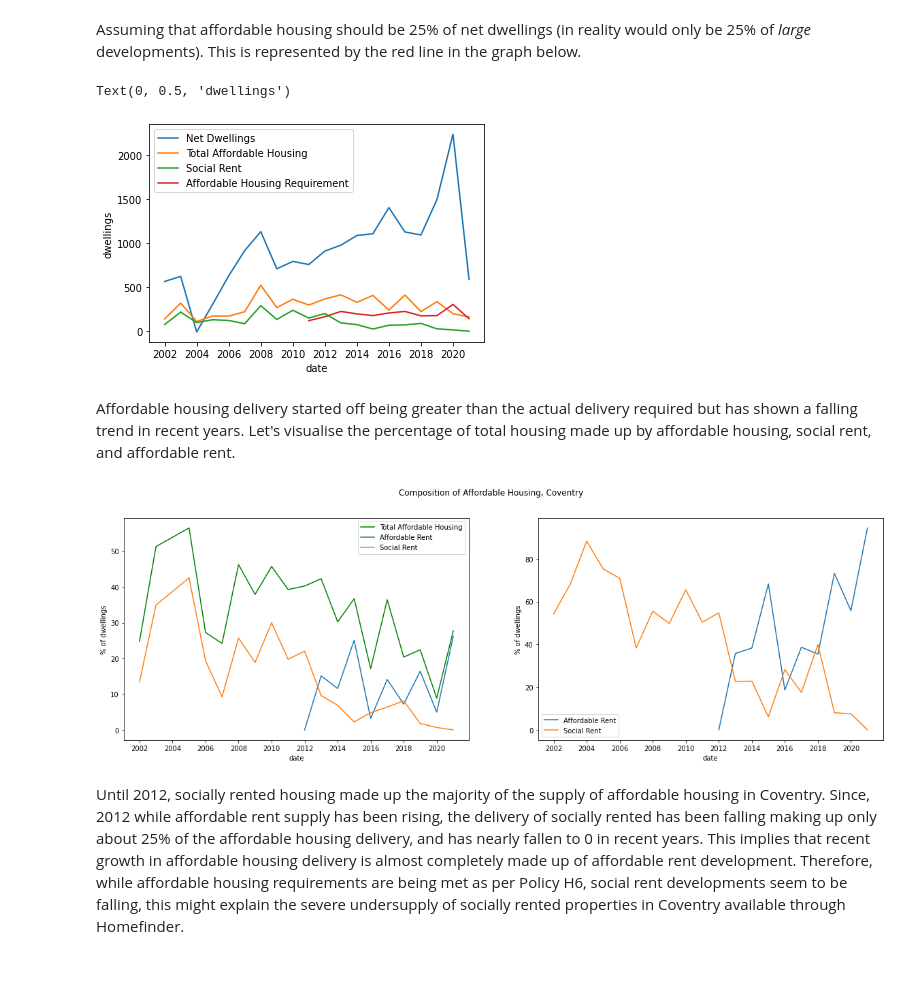
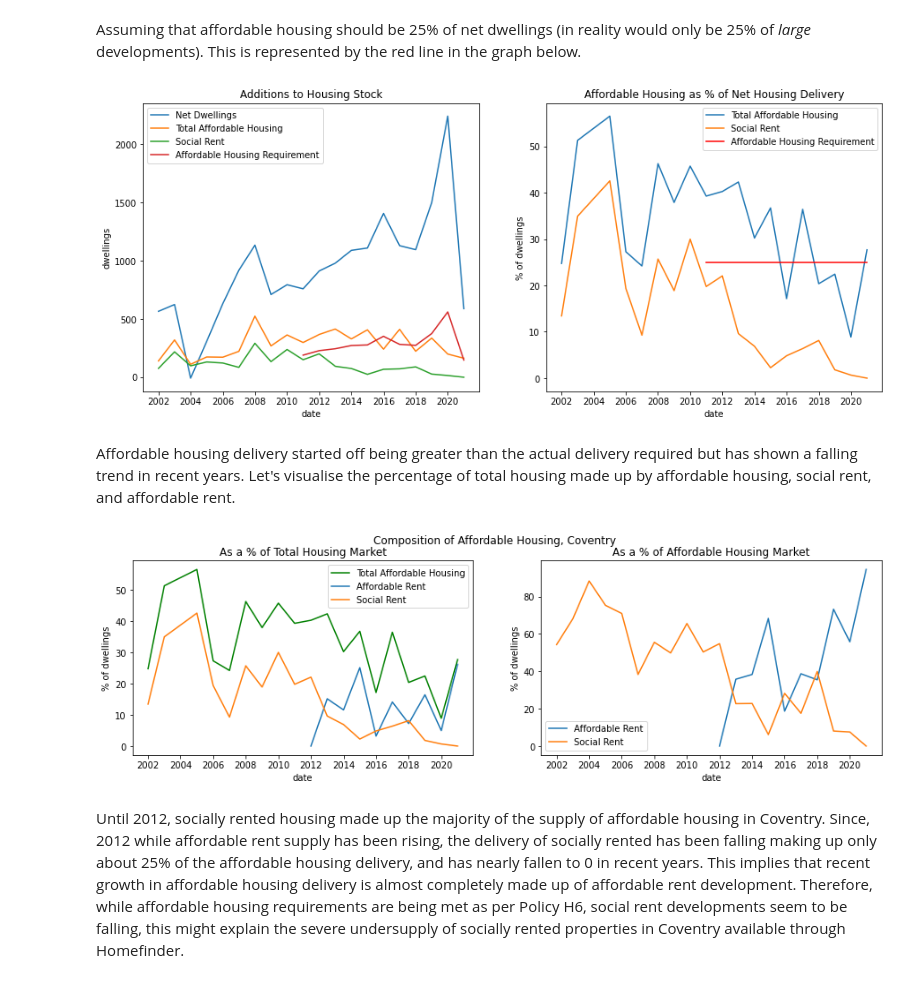
Before and after one commit to potato-bit/RA, a Jupyter notebook: cleaned datasets/analysis_h6.ipynb, the cells around one changed output. Cells and saved outputs as stored; diff of their text form; code cells hidden in the pictures.

```diff
--- a/cleaned datasets/analysis_h6.ipynb
+++ b/cleaned datasets/analysis_h6.ipynb
@@ -298,24 +298,33 @@ dcov_t['AR/TAR'] = dcov_t['AR']/dcov_t['TAR']*100
 # %% [markdown]
 Visualising delivery of housing in Coventry
 # %%
-dcov_t['AR_req'] = 0.25*dcov_t.loc[dcov_t.year>2010,'TD']
+dcov_t['AR_req'] = 0.25*dcov_t.loc[dcov_t.year>2010,'netD']
 # %% [markdown]
 Assuming that affordable housing should be 25% of net dwellings (in reality would only be 25% of _large_ developments). This is represented by the red line in the graph below.
 # %%
-fig,ax = plt.subplots()
-ax0 = sns.lineplot(x='date',y='netD',data=dcov_t)
-ax1 = sns.lineplot(x='date',y='TAR',data=dcov_t)
-ax2 = sns.lineplot(x='date',y='SR',data=dcov_t)
-ax3 = sns.lineplot(x='date',y='AR_req',data=dcov_t)
-plt.legend(['Net Dwellings','Total Affordable Housing','Social Rent','Affordable Housing Requirement'])
-plt.ylabel('dwellings')
+dcov_t['AR_req/netD'] = 25
+fig,axs = plt.subplots(1,2,figsize=(15,6))
+ax0 = sns.lineplot(x='date',y='netD',data=dcov_t,ax=axs[0])
+ax1 = sns.lineplot(x='date',y='TAR',data=dcov_t,ax=axs[0])
+ax2 = sns.lineplot(x='date',y='SR',data=dcov_t,ax=axs[0])
+ax3 = sns.lineplot(x='date',y='AR_req',data=dcov_t,ax=axs[0])
+ax4 = sns.lineplot(x='date',y='TAR_p',data=dcov_t,ax=axs[1])
+ax5 = sns.lineplot(x='date',y='SR_p',data=dcov_t,ax=axs[1])
+ax6 = sns.lineplot(x='date',y='AR_req/netD',data=dcov_t[dcov_t.loc[:,'year']>=2011],color='red',ax=axs[1])
+axs[0].legend(['Net Dwellings','Total Affordable Housing','Social Rent','Affordable Housing Requirement'])
+axs[0].set_ylabel('dwellings')
+axs[0].set_title('Additions to Housing Stock')
+axs[1].legend(['Total Affordable Housing','Social Rent','Affordable Housing Requirement'])
+axs[1].set_ylabel('% of dwellings')
+axs[1].set_title('Affordable Housing as % of Net Housing Delivery')
+ax4.invert_yaxis()
+fig.set_facecolor('white')
 # %% [output]
-Text(0, 0.5, 'dwellings')
-[figure, old version]
+[figure, new version]
 # %% [markdown]
 Affordable housing delivery started off being greater than the actual delivery required but has shown a falling trend in recent years. Let's visualise the percentage of total housing made up by affordable housing, social rent, and affordable rent.
 # %%
-fig1, axs = plt.subplots(1,2,figsize=(20,6))
+fig1, axs = plt.subplots(1,2,figsize=(15,4))
 ax1 = sns.lineplot(x='date',y='TAR_p',data=dcov_t,ax=axs[0],color='green')
 ax2 = sns.lineplot(x='date',y='AR_p',data=dcov_t,ax=axs[0])
 ax3 = sns.lineplot(x='date',y='SR_p',data=dcov_t,ax=axs[0])
@@ -323,13 +332,15 @@ ax4 = sns.lineplot(x='date',y='AR/TAR',data=dcov_t,ax=axs[1])
 ax5 = sns.lineplot(x='date',y='SR/TAR',data=dcov_t,ax=axs[1])
 axs[0].legend(['Total Affordable Housing','Affordable Rent','Social Rent'])
 axs[0].set_ylabel('% of dwellings')
+axs[0].set_title('As a % of Total Housing Market')
 axs[1].legend(['Affordable Rent','Social Rent'])
 axs[1].set_ylabel('% of dwellings')
+axs[1].set_title('As a % of Affordable Housing Market')
 ax1.invert_yaxis()
 fig1.suptitle('Composition of Affordable Housing, Coventry')
 fig1.set_facecolor('white')
 # %% [output]
-[figure, old version]
+[figure, new version]
 # %% [markdown]
 Until 2012, socially rented housing made up the majority of the supply of affordable housing in Coventry. Since, 2012 while affordable rent supply has been rising, the delivery of socially rented has been falling making up only about 25% of the affordable housing delivery, and has nearly fallen to 0 in recent years. This implies that recent growth in affordable housing delivery is almost completely made up of affordable rent development. Therefore, while affordable housing requirements are being met as per Policy H6, social rent developments seem to be falling, this might explain the severe undersupply of socially rented properties in Coventry available through Homefinder.
 # %% [markdown]
```
Also changed, not shown: parts of 7 cells of this notebook, 1 other file.
